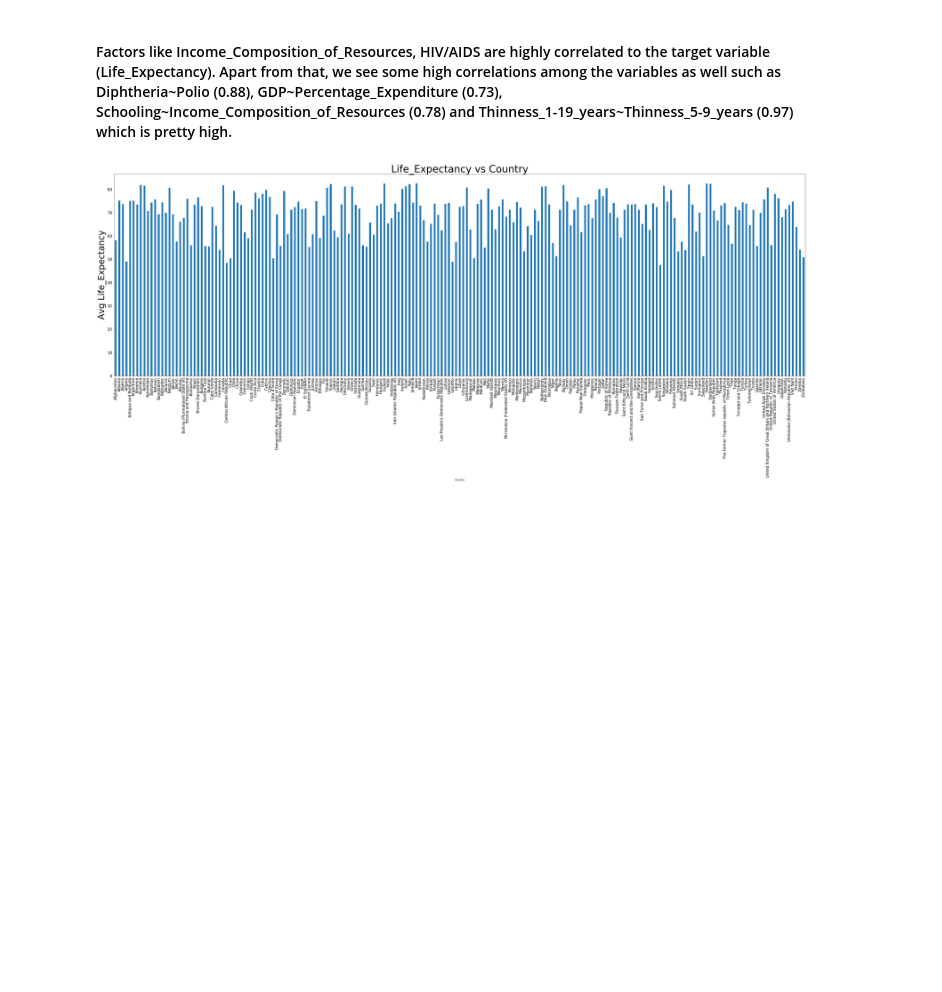
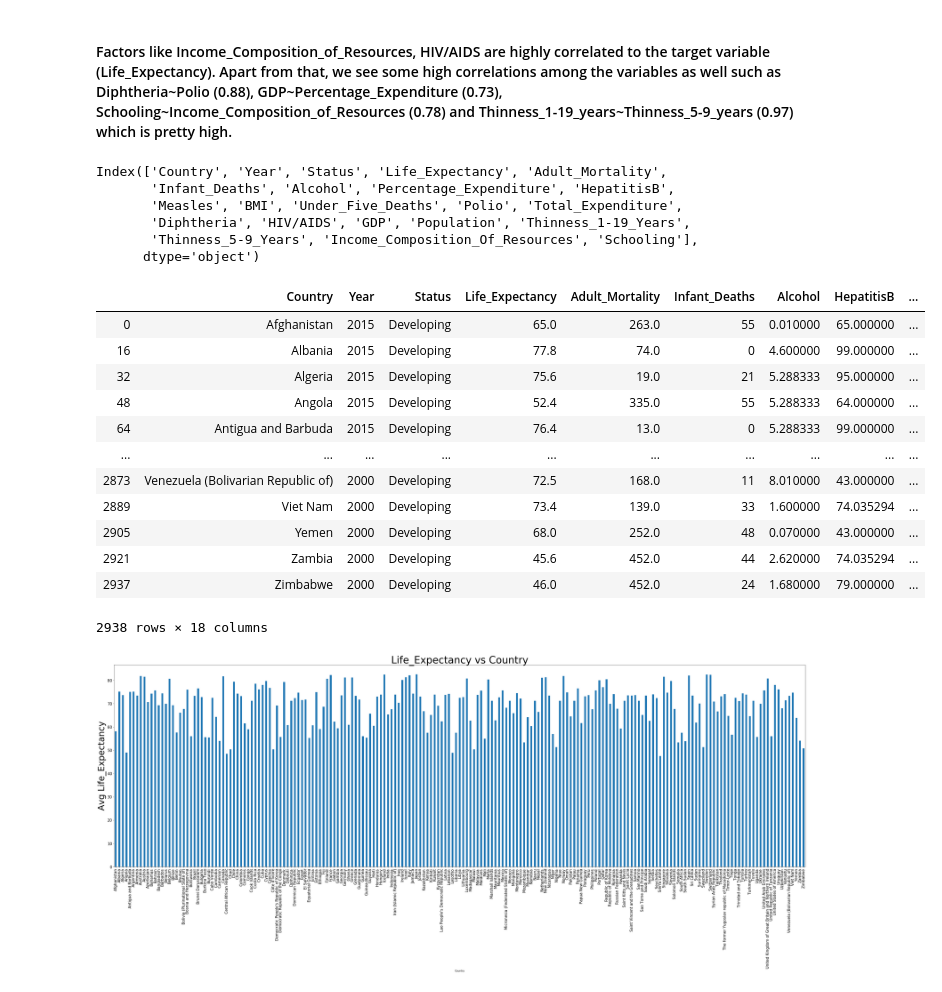
Before and after one commit to rnair7163/Statistical-Analysis-of-factors-influencing-life-expectancy, a Jupyter notebook: EDA+Modelling.ipynb, the cells around one changed output. Cells and saved outputs as stored; diff of their text form; code cells hidden in the pictures; blank space fills up the shorter version.

```diff
--- a/EDA+Modelling.ipynb
+++ b/EDA+Modelling.ipynb
@@ -296,3 +296,12 @@ plt.show()
 [figure]
 # %% [markdown]
 #### Factors like Income_Composition_of_Resources, HIV/AIDS are highly correlated to the target variable (Life_Expectancy). Apart from that, we see some high correlations among the variables as well such as Diphtheria~Polio (0.88), GDP~Percentage_Expenditure (0.73), Schooling~Income_Composition_of_Resources (0.78) and Thinness_1-19_years~Thinness_5-9_years (0.97) which is pretty high.
+# %%
+df_clean.columns
+# %% [output]
+Index(['Country', 'Year', 'Status', 'Life_Expectancy', 'Adult_Mortality',
+       'Infant_Deaths', 'Alcohol', 'Percentage_Expenditure', 'HepatitisB',
+       'Measles', 'BMI', 'Under_Five_Deaths', 'Polio', 'Total_Expenditure',
+       'Diphtheria', 'HIV/AIDS', 'GDP', 'Population', 'Thinness_1-19_Years',
+       'Thinness_5-9_Years', 'Income_Composition_Of_Resources', 'Schooling'],
+      dtype='object')
@@ -299,3 +310,19 @@ plt.show()
+# %%
+df_clean
+# %% [output]
+|  | Country | Year | Status | Life_Expectancy | Adult_Mortality | Infant_Deaths | Alcohol | HepatitisB | ... |
+| 0 | Afghanistan | 2015 | Developing | 65.0 | 263.0 | 55 | 0.010000 | 65.000000 | ... |
+| 16 | Albania | 2015 | Developing | 77.8 | 74.0 | 0 | 4.600000 | 99.000000 | ... |
+| 32 | Algeria | 2015 | Developing | 75.6 | 19.0 | 21 | 5.288333 | 95.000000 | ... |
+| 48 | Angola | 2015 | Developing | 52.4 | 335.0 | 55 | 5.288333 | 64.000000 | ... |
+| 64 | Antigua and Barbuda | 2015 | Developing | 76.4 | 13.0 | 0 | 5.288333 | 99.000000 | ... |
+| ... | ... | ... | ... | ... | ... | ... | ... | ... | ... |
+| 2873 | Venezuela (Bolivarian Republic of) | 2000 | Developing | 72.5 | 168.0 | 11 | 8.010000 | 43.000000 | ... |
+| 2889 | Viet Nam | 2000 | Developing | 73.4 | 139.0 | 33 | 1.600000 | 74.035294 | ... |
+| 2905 | Yemen | 2000 | Developing | 68.0 | 252.0 | 48 | 0.070000 | 43.000000 | ... |
+| 2921 | Zambia | 2000 | Developing | 45.6 | 452.0 | 44 | 2.620000 | 74.035294 | ... |
+| 2937 | Zimbabwe | 2000 | Developing | 46.0 | 452.0 | 24 | 1.680000 | 79.000000 | ... |
+2938 rows × 18 columns
 # %%
 #Life Expectancy vs Country
 df_country = df_clean.groupby('Country')['Life_Expectancy'].mean()
```
Also changed, not shown: parts of 21 cells of this notebook.
